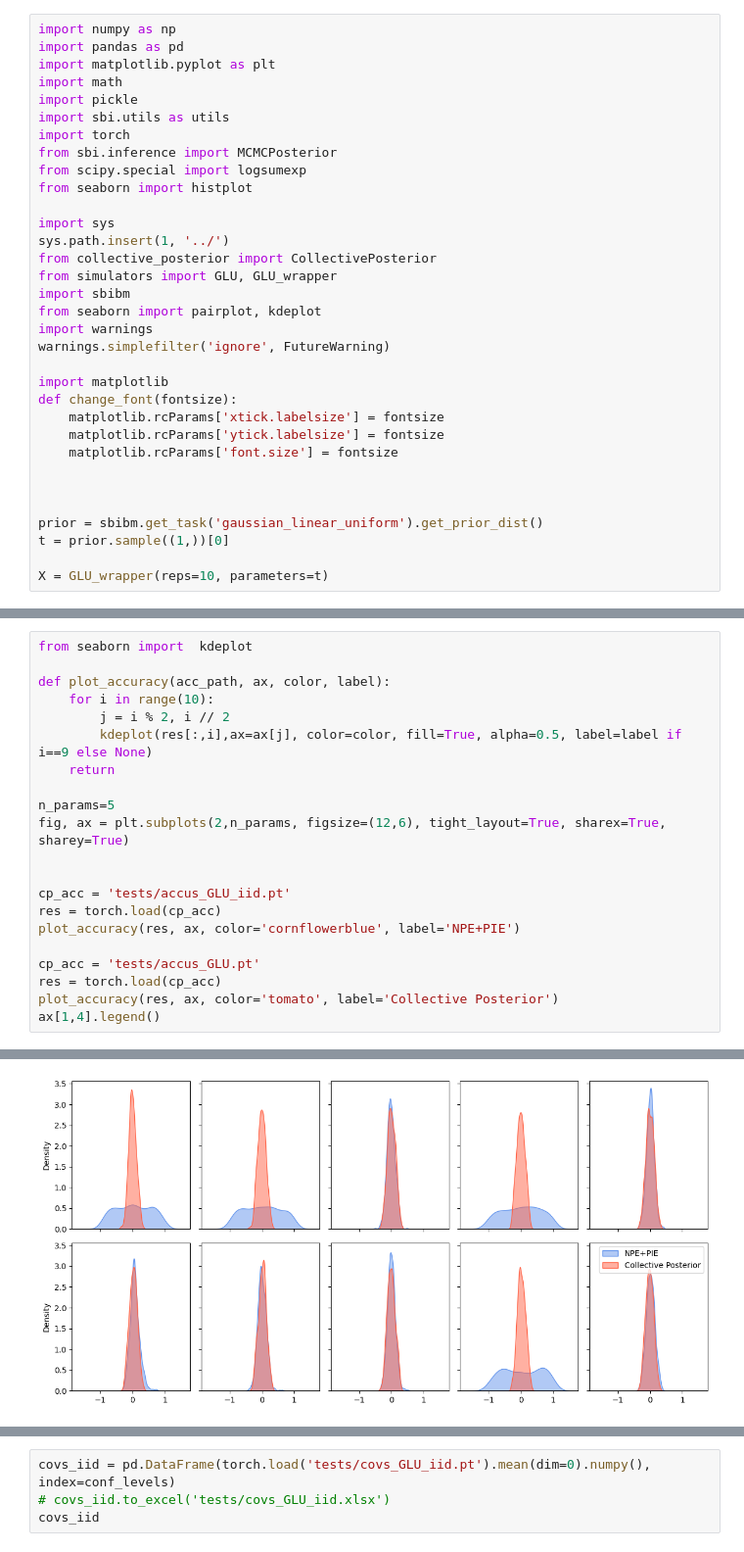
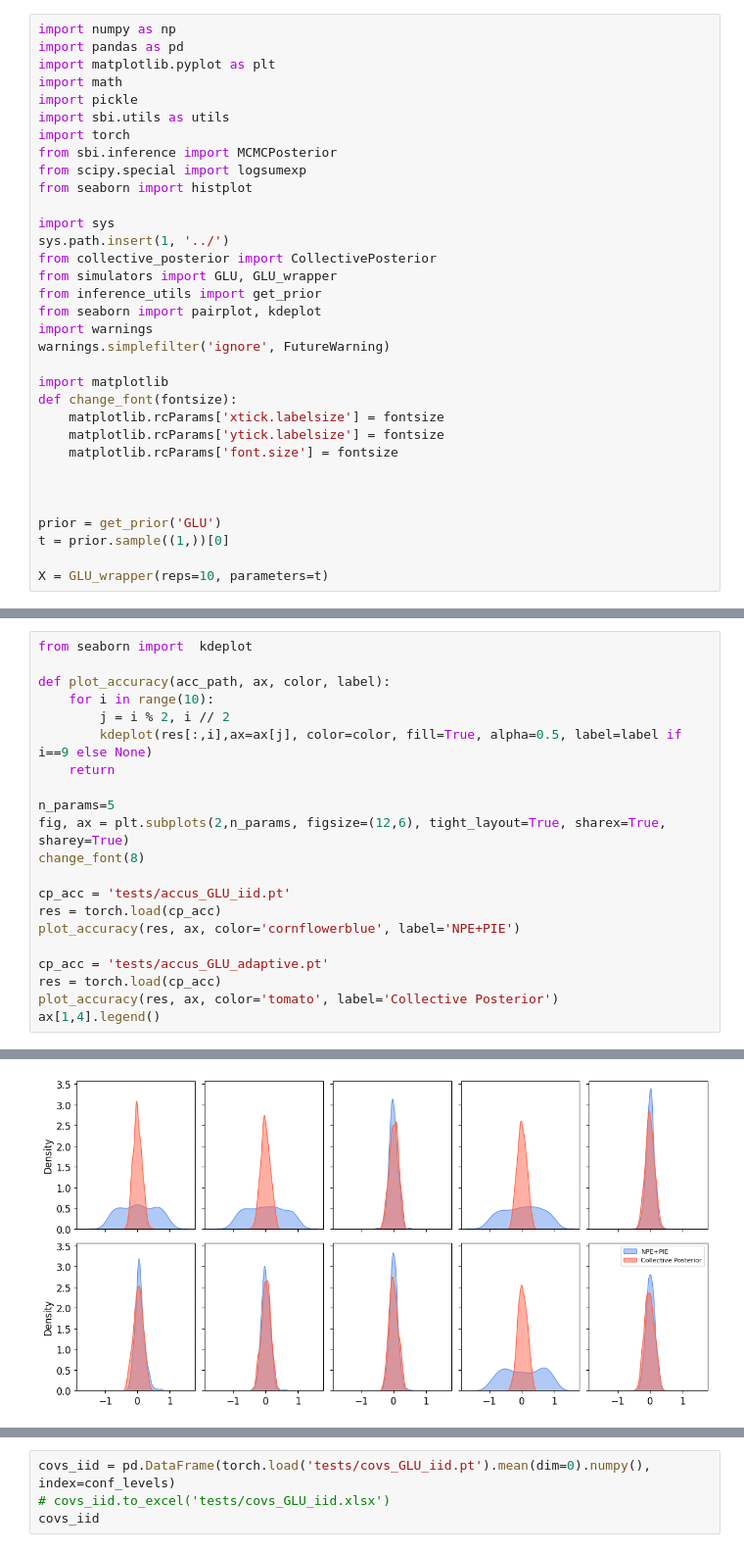
Before and after one commit to yoavram-lab/collective_posterior, a Jupyter notebook: GLU/test collective.ipynb, the cells around one changed output, grey strips where cells are left out. Shown at 98% size. Saved outputs shown, nothing was run; the diff lists cells and outputs as text.

```diff
--- a/GLU/test collective.ipynb
+++ b/GLU/test collective.ipynb
@@ -14,7 +14,7 @@ import sys
 sys.path.insert(1, '../')
 from collective_posterior import CollectivePosterior
 from simulators import GLU, GLU_wrapper
-import sbibm
+from inference_utils import get_prior
 from seaborn import pairplot, kdeplot
 import warnings
 warnings.simplefilter('ignore', FutureWarning)
@@ -27,7 +27,7 @@ def change_font(fontsize):
 
 
 
-prior = sbibm.get_task('gaussian_linear_uniform').get_prior_dist()
+prior = get_prior('GLU')
 t = prior.sample((1,))[0]
 
 X = GLU_wrapper(reps=10, parameters=t)
@@ -48,26 +48,26 @@ for i in range(len(t)):
 # %%
 from seaborn import  kdeplot
 
 def plot_accuracy(acc_path, ax, color, label):
     for i in range(10):
         j = i % 2, i // 2
         kdeplot(res[:,i],ax=ax[j], color=color, fill=True, alpha=0.5, label=label if i==9 else None)
     return
 
 n_params=5
 fig, ax = plt.subplots(2,n_params, figsize=(12,6), tight_layout=True, sharex=True, sharey=True)
-
+change_font(8)
 
 cp_acc = 'tests/accus_GLU_iid.pt'
 res = torch.load(cp_acc)
 plot_accuracy(res, ax, color='cornflowerblue', label='NPE+PIE')
 
-cp_acc = 'tests/accus_GLU.pt'
+cp_acc = 'tests/accus_GLU_adaptive.pt'
 res = torch.load(cp_acc)
 plot_accuracy(res, ax, color='tomato', label='Collective Posterior')
 ax[1,4].legend()
 # %% [output]
 <matplotlib.legend.Legend at 0x...>
-[figure, old version]
+[figure, new version]
 # %%
 conf_levels = [0.1,0.2,0.3,0.4,0.5,0.6,0.7,0.8,0.9,0.95]
```
Also changed, not shown: parts of 4 cells of this notebook, 26 other files.
